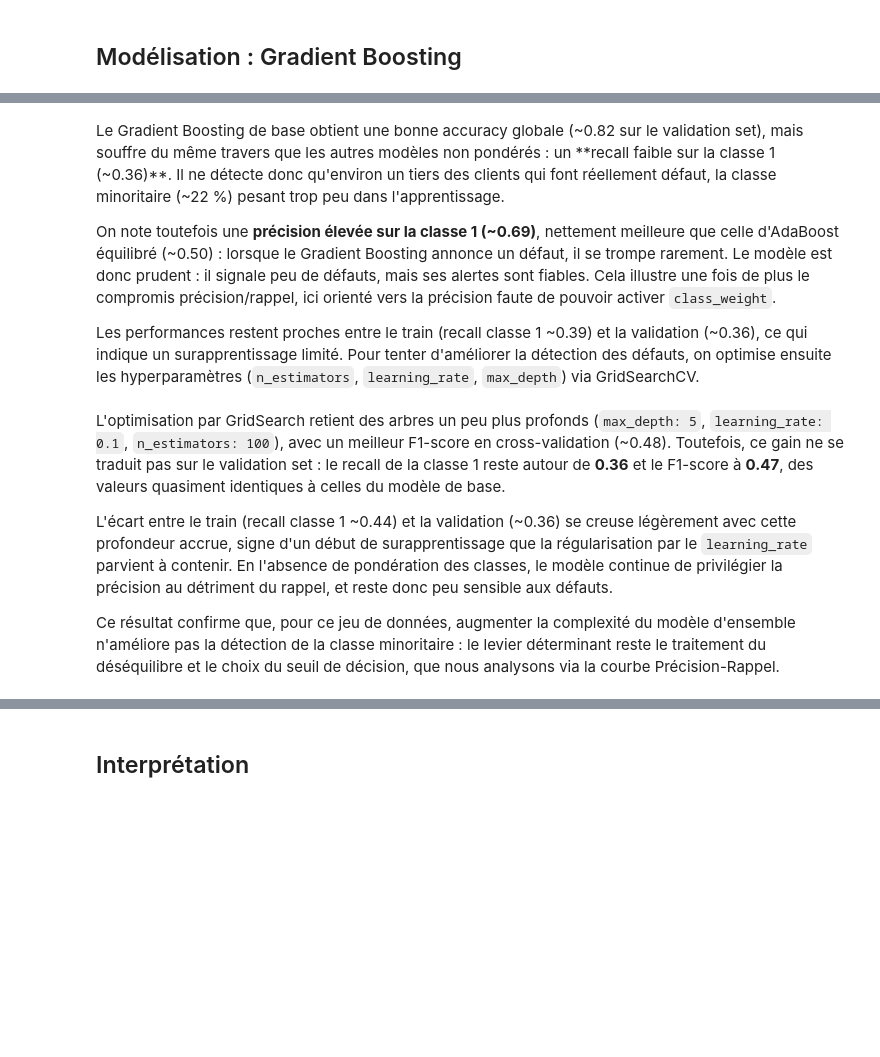
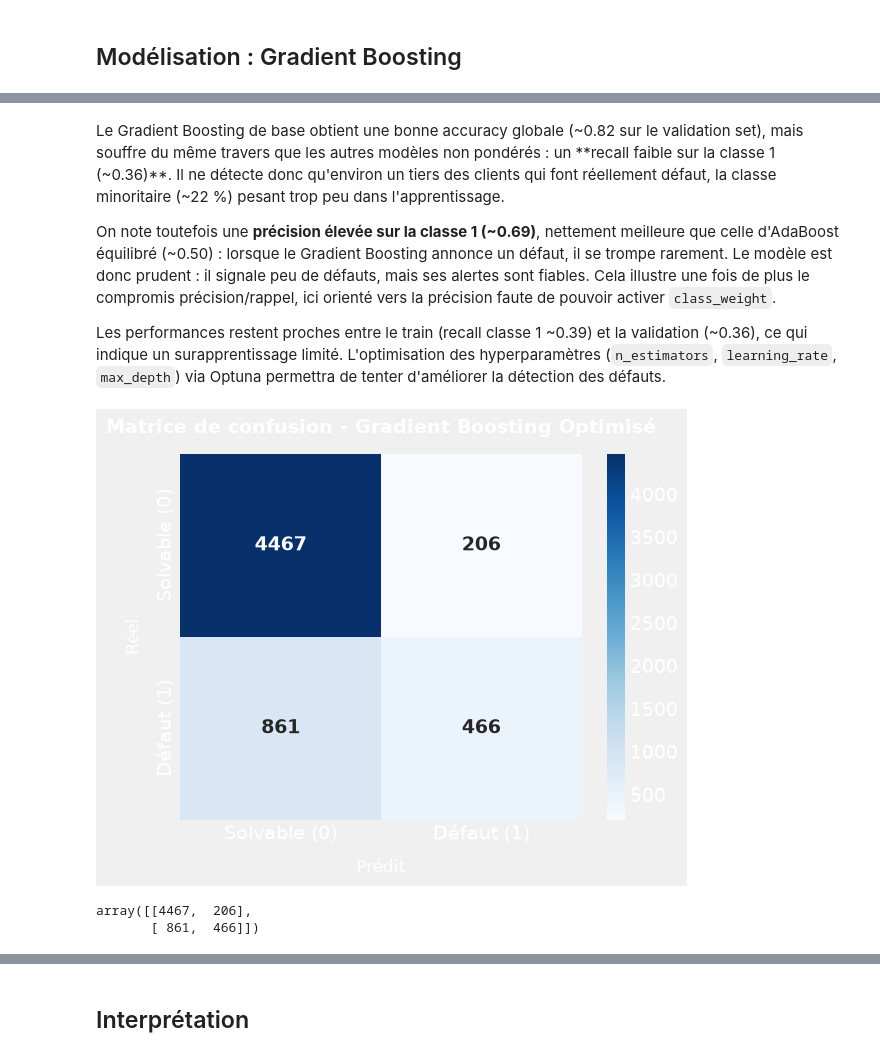
Before and after one commit to NdeyeAminataAida/Projet-AI28, a Jupyter notebook: notebook/project_credit_default.ipynb, the cells around one changed output, grey strips where cells are left out. Saved outputs shown, nothing was run; the diff lists cells and outputs as text; code cells hidden in the pictures; blank space fills up the shorter version.

```diff
--- a/notebook/project_credit_default.ipynb
+++ b/notebook/project_credit_default.ipynb
@@ -792,49 +937,16 @@ Le Gradient Boosting de base obtient une bonne accuracy globale (~0.82 sur le va
 
 On note toutefois une **précision élevée sur la classe 1 (~0.69)**, nettement meilleure que celle d'AdaBoost équilibré (~0.50) : lorsque le Gradient Boosting annonce un défaut, il se trompe rarement. Le modèle est donc prudent : il signale peu de défauts, mais ses alertes sont fiables. Cela illustre une fois de plus le compromis précision/rappel, ici orienté vers la précision faute de pouvoir activer `class_weight`.
 
-Les performances restent proches entre le train (recall classe 1 ~0.39) et la validation (~0.36), ce qui indique un surapprentissage limité. Pour tenter d'améliorer la détection des défauts, on optimise ensuite les hyperparamètres (`n_estimators`, `learning_rate`, `max_depth`) via GridSearchCV.
+Les performances restent proches entre le train (recall classe 1 ~0.39) et la validation (~0.36), ce qui indique un surapprentissage limité. L'optimisation des hyperparamètres (`n_estimators`, `learning_rate`, `max_depth`) via Optuna permettra de tenter d'améliorer la détection des défauts.
-# %%
-# On instancie une pipeline Gradient Boosting de base
-pipeline_gb_base = md.build_gradient_boost_model()
-
-# Définition de la grille de paramètres à tester
-# On utilise le préfixe 'gradientboostingclassifier__' lié à la pipeline
-param_grid_gb = {
-    'gradientboostingclassifier__n_estimators': [100, 200],
-    'gradientboostingclassifier__learning_rate': [0.05, 0.1],
-    'gradientboostingclassifier__max_depth': [2, 3, 5]
-}
-
-# Configuration de la recherche (optimisation basée sur le F1-score au vu du déséquilibre)
-grid_search_gb = GridSearchCV(
-    estimator=pipeline_gb_base,
-    param_grid=param_grid_gb,
-    scoring='f1',
-    cv=5,
-    n_jobs=-1
-)
-
-# Exécution de la recherche sur le train set
-print("Optimisation du Gradient Boosting en cours...")
-grid_search_gb.fit(X_train, y_train)
-
-# Affichage des paramètres optimaux
-print("\n--- Résultats de l'optimisation ---")
-print(f"Meilleur score F1 en cross-validation : {grid_search_gb.best_score_:.3f}")
-
-# Évaluation du modèle optimisé sur l'ensemble de validation
-best_pipeline_gb = grid_search_gb.best_estimator_
-best_pipeline_gb = ev.train_and_evaluate(best_pipeline_gb, X_train, y_train, X_val, y_val)
 # %%
+best_pipeline_gb = fitted_models["Gradient Boosting"]  # GB optimisé par Optuna (issu du panel)
 # Matrice de confusion du modèle optimisé de Gradient Boosting
 y_pred_val_gb_opt = best_pipeline_gb.predict(X_val)
 ev.plot_confusion_matrix(best_pipeline_gb, X_val, y_val, title="Matrice de confusion - Gradient Boosting Optimisé")
+# %% [output]
+[figure, added]
+array([[4467,  206],
+       [ 861,  466]])
-# %% [markdown]
-L'optimisation par GridSearch retient des arbres un peu plus profonds (`max_depth: 5`, `learning_rate: 0.1`, `n_estimators: 100`), avec un meilleur F1-score en cross-validation (~0.48). Toutefois, ce gain ne se traduit pas sur le validation set : le recall de la classe 1 reste autour de **0.36** et le F1-score à **0.47**, des valeurs quasiment identiques à celles du modèle de base.
-
-L'écart entre le train (recall classe 1 ~0.44) et la validation (~0.36) se creuse légèrement avec cette profondeur accrue, signe d'un début de surapprentissage que la régularisation par le `learning_rate` parvient à contenir. En l'absence de pondération des classes, le modèle continue de privilégier la précision au détriment du rappel, et reste donc peu sensible aux défauts.
-
-Ce résultat confirme que, pour ce jeu de données, augmenter la complexité du modèle d'ensemble n'améliore pas la détection de la classe minoritaire : le levier déterminant reste le traitement du déséquilibre et le choix du seuil de décision, que nous analysons via la courbe Précision-Rappel.
 # %%
 # On regroupe tous nos modèles optimisés dans un dictionnaire
 dict_modeles = {
```
Also changed, not shown: parts of 47 cells of this notebook, 3 other files.
